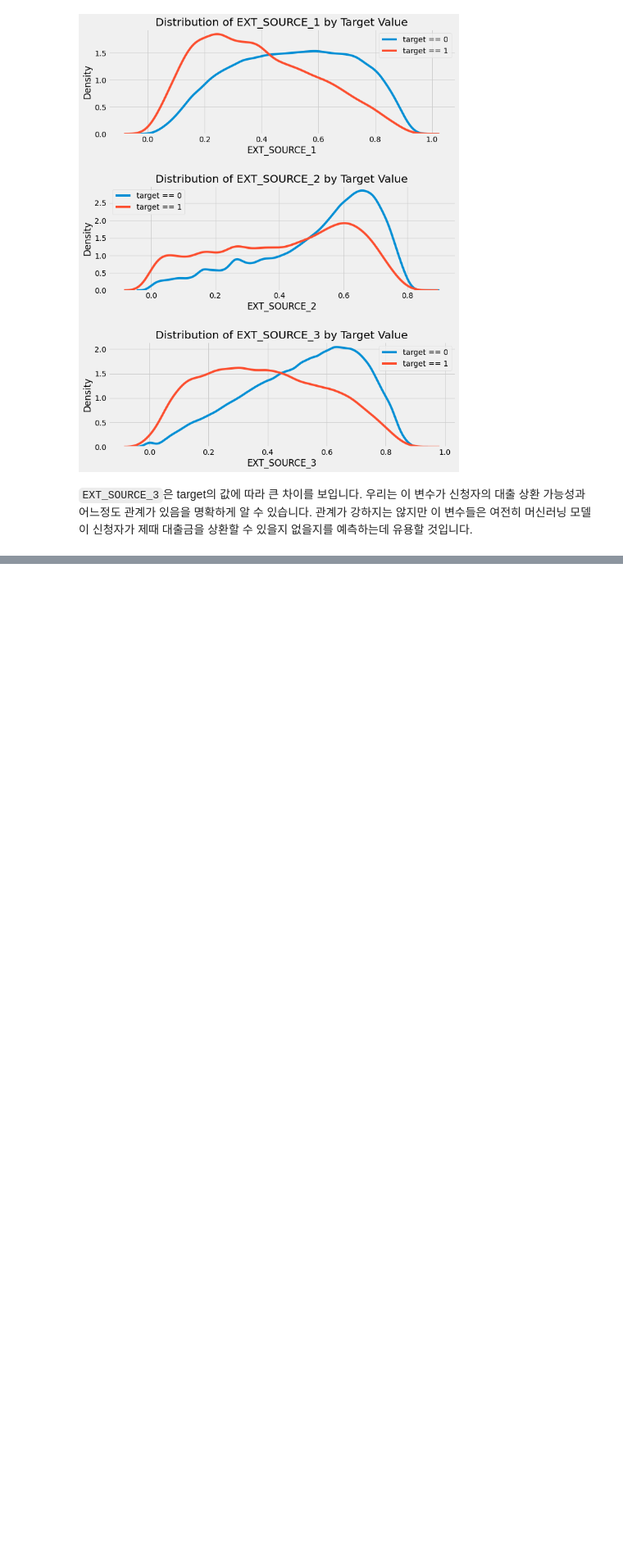
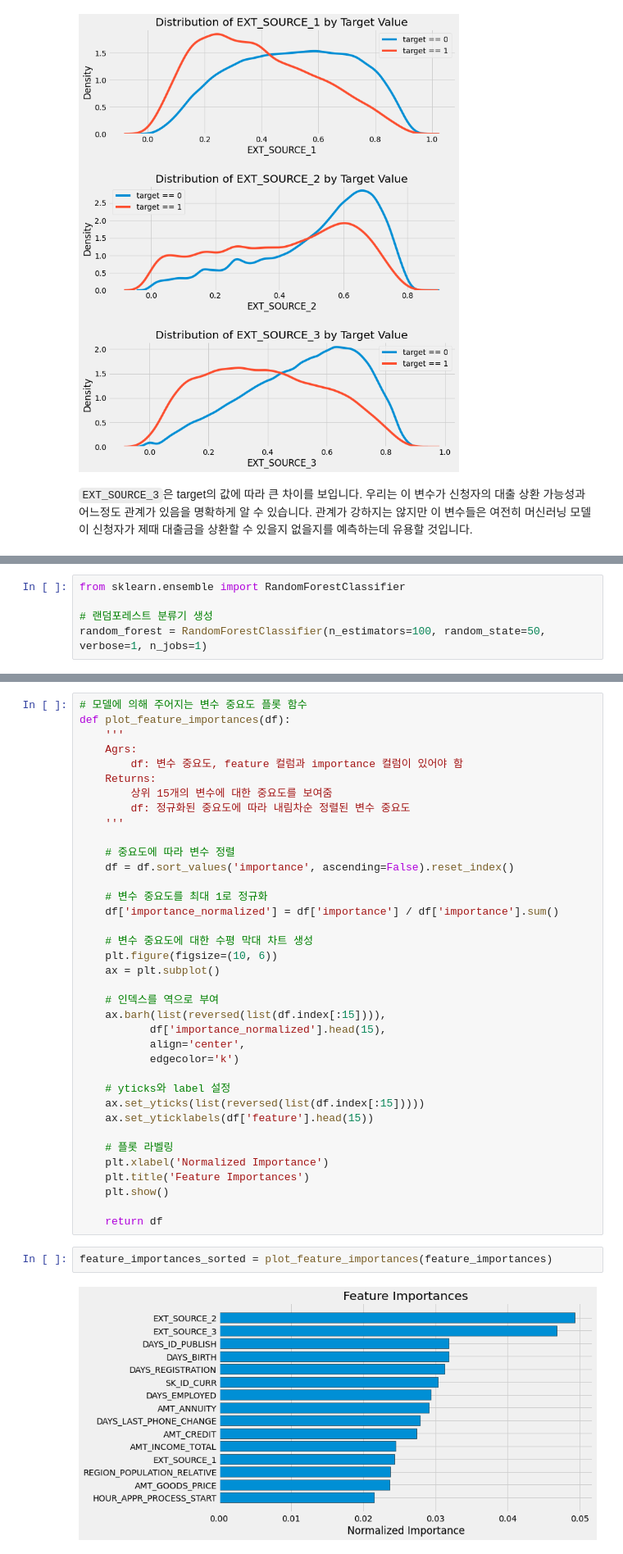
Before and after one commit to Haebuk/kagglestudy, a Jupyter notebook: Home credit competition/home_1_이희주.ipynb, the cells around one changed output, grey strips where cells are left out. Shown at 82% size. Drawn from its saved outputs; the diff is of its cells as text; blank space fills up the shorter version.

```diff
--- a/Home credit competition/home_1_이희주.ipynb
+++ b/Home credit competition/home_1_이희주.ipynb
@@ -575,0 +876,5 @@ plt.tight_layout(h_pad=2.5)
+# %%
+from sklearn.ensemble import RandomForestClassifier
+
+# 랜덤포레스트 분류기 생성
+random_forest = RandomForestClassifier(n_estimators=100, random_state=50, verbose=1, n_jobs=1)
@@ -575,0 +997,41 @@ plt.tight_layout(h_pad=2.5)
+# %%
+# 모델에 의해 주어지는 변수 중요도 플롯 함수
+def plot_feature_importances(df):
+    '''
+    Agrs:
+        df: 변수 중요도, feature 컬럼과 importance 컬럼이 있어야 함
+    Returns:
+        상위 15개의 변수에 대한 중요도를 보여줌
+        df: 정규화된 중요도에 따라 내림차순 정렬된 변수 중요도
+    '''
+
+    # 중요도에 따라 변수 정렬
+    df = df.sort_values('importance', ascending=False).reset_index()
+
+    # 변수 중요도를 최대 1로 정규화
+    df['importance_normalized'] = df['importance'] / df['importance'].sum()
+
+    # 변수 중요도에 대한 수평 막대 차트 생성
+    plt.figure(figsize=(10, 6))
+    ax = plt.subplot()
+
+    # 인덱스를 역으로 부여
+    ax.barh(list(reversed(list(df.index[:15]))),
+           df['importance_normalized'].head(15),
+           align='center',
+           edgecolor='k')
+
+    # yticks와 label 설정
+    ax.set_yticks(list(reversed(list(df.index[:15]))))
+    ax.set_yticklabels(df['feature'].head(15))
+
+    # 플롯 라벨링
+    plt.xlabel('Normalized Importance')
+    plt.title('Feature Importances')
+    plt.show()
+
+    return df
+# %%
+feature_importances_sorted = plot_feature_importances(feature_importances)
+# %% [output]
+[figure, added]
```
Also changed, not shown: parts of 64 cells of this notebook.
